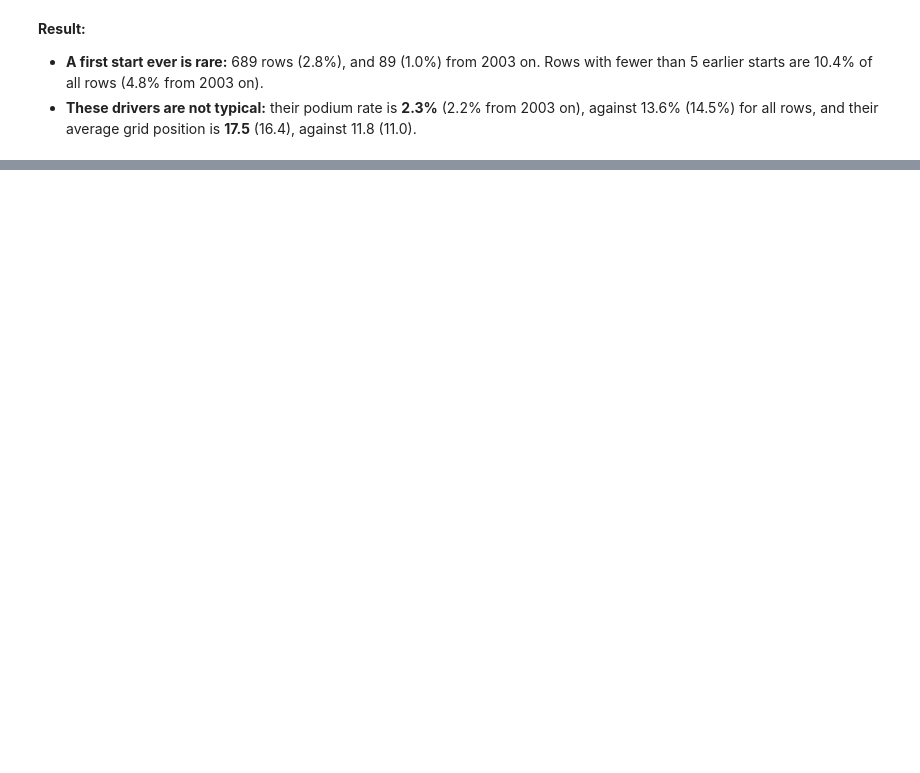
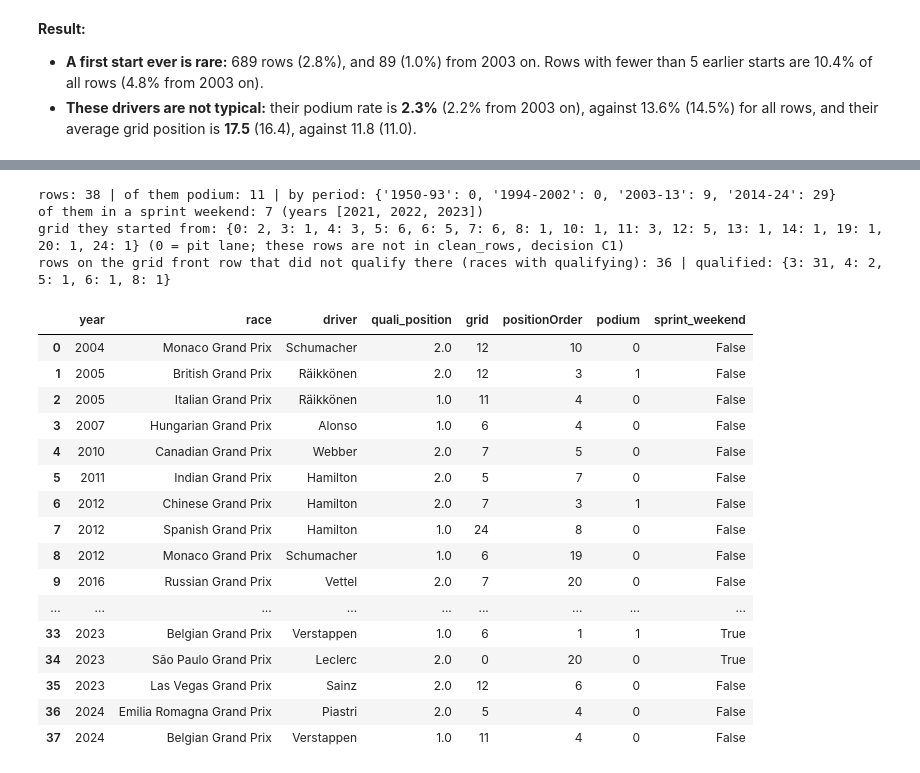
Before and after one commit to esralsayed/ACL-milestone1, a Jupyter notebook: F1_podium_prediction.ipynb, the cells around one changed output, grey strips where cells are left out. Drawn from its saved outputs; the diff is of its cells as text; code cells hidden in the pictures; blank space fills up the shorter version.

```diff
--- a/F1_podium_prediction.ipynb
+++ b/F1_podium_prediction.ipynb
@@ -3404,0 +3743,16 @@ print(f"podium share of the last 3 starts: mean {known['podium_share_last3'].mea
+# %%
+# Question 1: one table, one row per driver per race (results after B1), with year, circuit and qualifying position
+q1 = (results_one_row[["raceId", "driverId", "grid", "positionOrder"]].astype({"grid": int, "positionOrder": int})
+      .merge(text["races"][["raceId", "year", "circuitId", "name"]].rename(columns={"name": "race"}), on="raceId", validate="many_to_one")
+      .merge(circuits_clean[["circuitId", "name"]].rename(columns={"name": "circuit"}), on="circuitId", validate="many_to_one")
+      .merge(text["qualifying"][["raceId", "driverId", "position"]].rename(columns={"position": "quali_position"}),
+             on=["raceId", "driverId"], how="left", validate="one_to_one"))
+q1 = q1[q1["race"] != "Indianapolis 500"].copy()                         # decision C3
+q1["year"] = q1["year"].astype(int)
+q1["quali_position"] = pd.to_numeric(q1["quali_position"])               # empty where there is no qualifying row
+q1["podium"] = (q1["positionOrder"] <= 3).astype(int)
+q1["front_row_grid"] = q1["grid"].between(1, 2)                          # started from P1 or P2
+q1["front_row_quali"] = q1["quali_position"] <= 2                        # qualified P1 or P2
+q1["period"] = pd.cut(q1["year"], [1949, 1993, 2002, 2013, 2024], labels=["1950-93", "1994-2002", "2003-13", "2014-24"])
+assert not q1.duplicated(["raceId", "driverId"]).any(), "more than one row per driver per race"
+print(f"rows: {len(q1):,} (one per driver per race) | races: {q1['raceId'].nunique():,} | seasons {q1['year'].min()}-{q1['year'].max()}")
@@ -3404,0 +3790,9 @@ print(f"podium share of the last 3 starts: mean {known['podium_share_last3'].mea
+# %%
+# H1, query 2: a real race where the two front rows differ (the first such race from 2014 on)
+surname = text["drivers"].set_index("driverId")["surname"]
+differ = q1[q1["front_row_quali"] & ~q1["front_row_grid"]]
+race = differ[differ["year"] >= 2014].sort_values(["year", "raceId"]).iloc[0]
+example = q1[(q1["raceId"] == race["raceId"]) & ((q1["quali_position"] <= 3) | q1["grid"].between(1, 3))].copy()
+example["driver"] = example["driverId"].map(surname)
+print(f"{race['year']} {race['race']} ({race['circuit']})")
+example.sort_values("quali_position")[["driver", "quali_position", "grid", "positionOrder", "podium", "front_row_quali", "front_row_grid"]]
@@ -3404,0 +3806,32 @@ print(f"podium share of the last 3 starts: mean {known['podium_share_last3'].mea
+# %%
+# H1, query 3: every row on the qualifying front row that did NOT start from the front row (all years)
+differ = differ.assign(driver=differ["driverId"].map(surname))
+differ["sprint_weekend"] = differ["raceId"].isin(text["sprint_results"]["raceId"])          # the sprint set the Sunday grid in 2021-22 (C7)
+print(f"rows: {len(differ)} | of them podium: {int(differ['podium'].sum())} | by period: {differ['period'].value_counts().sort_index().to_dict()}")
+print(f"of them in a sprint weekend: {int(differ['sprint_weekend'].sum())} (years {sorted(differ.loc[differ['sprint_weekend'], 'year'].unique().tolist())})")
+print("grid they started from:", differ["grid"].value_counts().sort_index().to_dict(), "(0 = pit lane; these rows are not in clean_rows, decision C1)")
+grid_only = q1[q1["front_row_grid"] & ~q1["front_row_quali"] & q1["quali_position"].notna()]
+print(f"rows on the grid front row that did not qualify there (races with qualifying): {len(grid_only)} | qualified: {grid_only['quali_position'].astype(int).value_counts().sort_index().to_dict()}")
+differ.sort_values(["year", "raceId"])[["year", "race", "driver", "quali_position", "grid", "positionOrder", "podium", "sprint_weekend"]].reset_index(drop=True)
+# %% [output]
+rows: 38 | of them podium: 11 | by period: {'1950-93': 0, '1994-2002': 0, '2003-13': 9, '2014-24': 29}
+of them in a sprint weekend: 7 (years [2021, 2022, 2023])
+grid they started from: {0: 2, 3: 1, 4: 3, 5: 6, 6: 5, 7: 6, 8: 1, 10: 1, 11: 3, 12: 5, 13: 1, 14: 1, 19: 1, 20: 1, 24: 1} (0 = pit lane; these rows are not in clean_rows, decision C1)
+rows on the grid front row that did not qualify there (races with qualifying): 36 | qualified: {3: 31, 4: 2, 5: 1, 6: 1, 8: 1}
+|  | year | race | driver | quali_position | grid | positionOrder | podium | sprint_weekend |
+| 0 | 2004 | Monaco Grand Prix | Schumacher | 2.0 | 12 | 10 | 0 | False |
+| 1 | 2005 | British Grand Prix | Räikkönen | 2.0 | 12 | 3 | 1 | False |
+| 2 | 2005 | Italian Grand Prix | Räikkönen | 1.0 | 11 | 4 | 0 | False |
+| 3 | 2007 | Hungarian Grand Prix | Alonso | 1.0 | 6 | 4 | 0 | False |
+| 4 | 2010 | Canadian Grand Prix | Webber | 2.0 | 7 | 5 | 0 | False |
+| 5 | 2011 | Indian Grand Prix | Hamilton | 2.0 | 5 | 7 | 0 | False |
+| 6 | 2012 | Chinese Grand Prix | Hamilton | 2.0 | 7 | 3 | 1 | False |
+| 7 | 2012 | Spanish Grand Prix | Hamilton | 1.0 | 24 | 8 | 0 | False |
+| 8 | 2012 | Monaco Grand Prix | Schumacher | 1.0 | 6 | 19 | 0 | False |
+| 9 | 2016 | Russian Grand Prix | Vettel | 2.0 | 7 | 20 | 0 | False |
+| ... | ... | ... | ... | ... | ... | ... | ... | ... |
+| 33 | 2023 | Belgian Grand Prix | Verstappen | 1.0 | 6 | 1 | 1 | True |
+| 34 | 2023 | São Paulo Grand Prix | Leclerc | 2.0 | 0 | 20 | 0 | True |
+| 35 | 2023 | Las Vegas Grand Prix | Sainz | 2.0 | 12 | 6 | 0 | False |
+| 36 | 2024 | Emilia Romagna Grand Prix | Piastri | 2.0 | 5 | 4 | 0 | False |
+| 37 | 2024 | Belgian Grand Prix | Verstappen | 1.0 | 11 | 4 | 0 | False |
```
Also changed, not shown: parts of 57 cells of this notebook, 2 other files.
